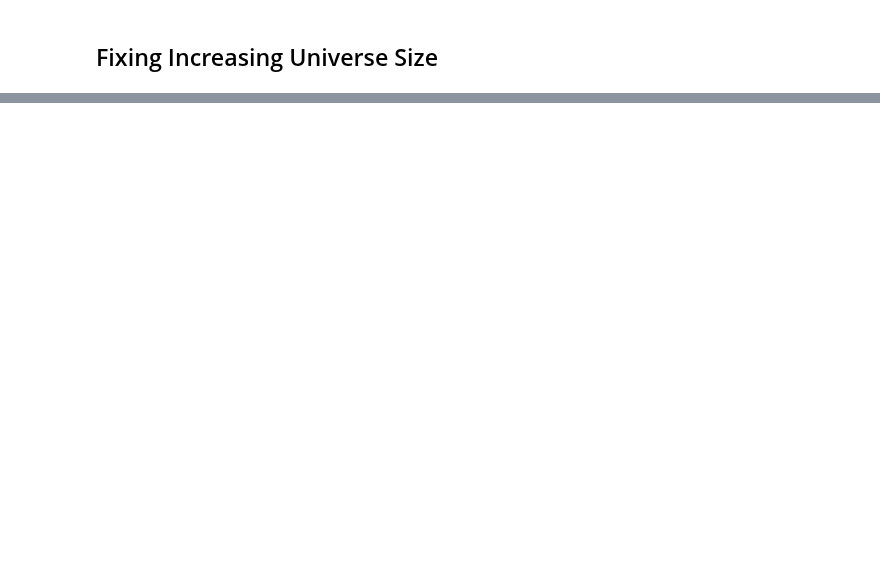
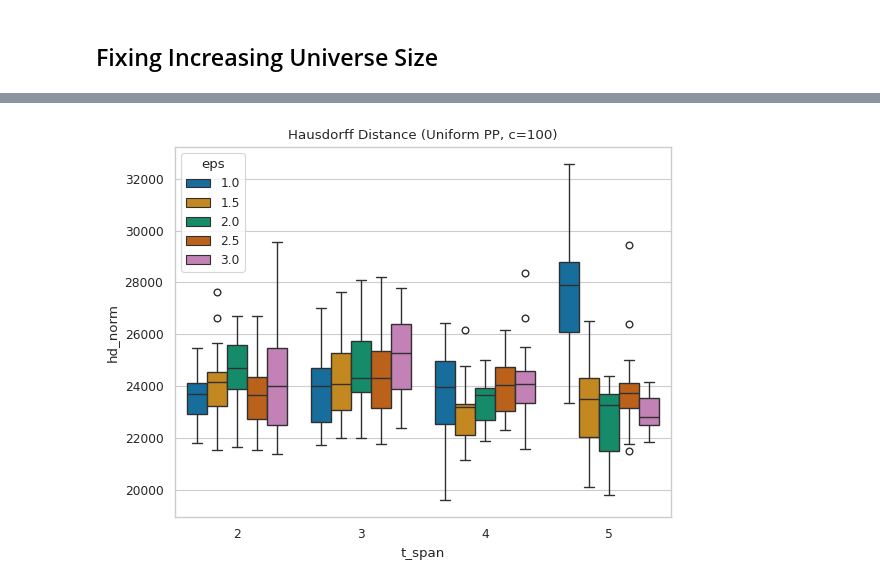
Before and after one commit to lorenzHeinrich/dp-trajectory-publication, a Jupyter notebook: notebooks/evaulation.ipynb, the cells around one changed output, grey strips where cells are left out. Cells and saved outputs as stored; diff of their text form; code cells hidden in the pictures; blank space fills up the shorter version.

```diff
--- a/notebooks/evaulation.ipynb
+++ b/notebooks/evaulation.ipynb
@@ -349,3 +368,9 @@ plt.show()
+# %%
+fix_usize_c_uniform_pp = filter_df(fix_usize, {"c": c, **pp_uniform})
+hd_boxplot(fix_usize_c_uniform_pp, ax=plt.gca(), title="Hausdorff Distance (Uniform PP, c=100)")
+plt.show()
+# %% [output]
+[figure, added]
 # %%
 fix_usize_indiv_hd = pd.read_csv(indiv_hd_df("eps_agnostic"))
 fix_usize_indiv_hd["t_span"] = fix_usize_indiv_hd["tu"] - fix_usize_indiv_hd["tl"] + 1
```
Also changed, not shown: parts of 39 cells of this notebook, 14 other files.
